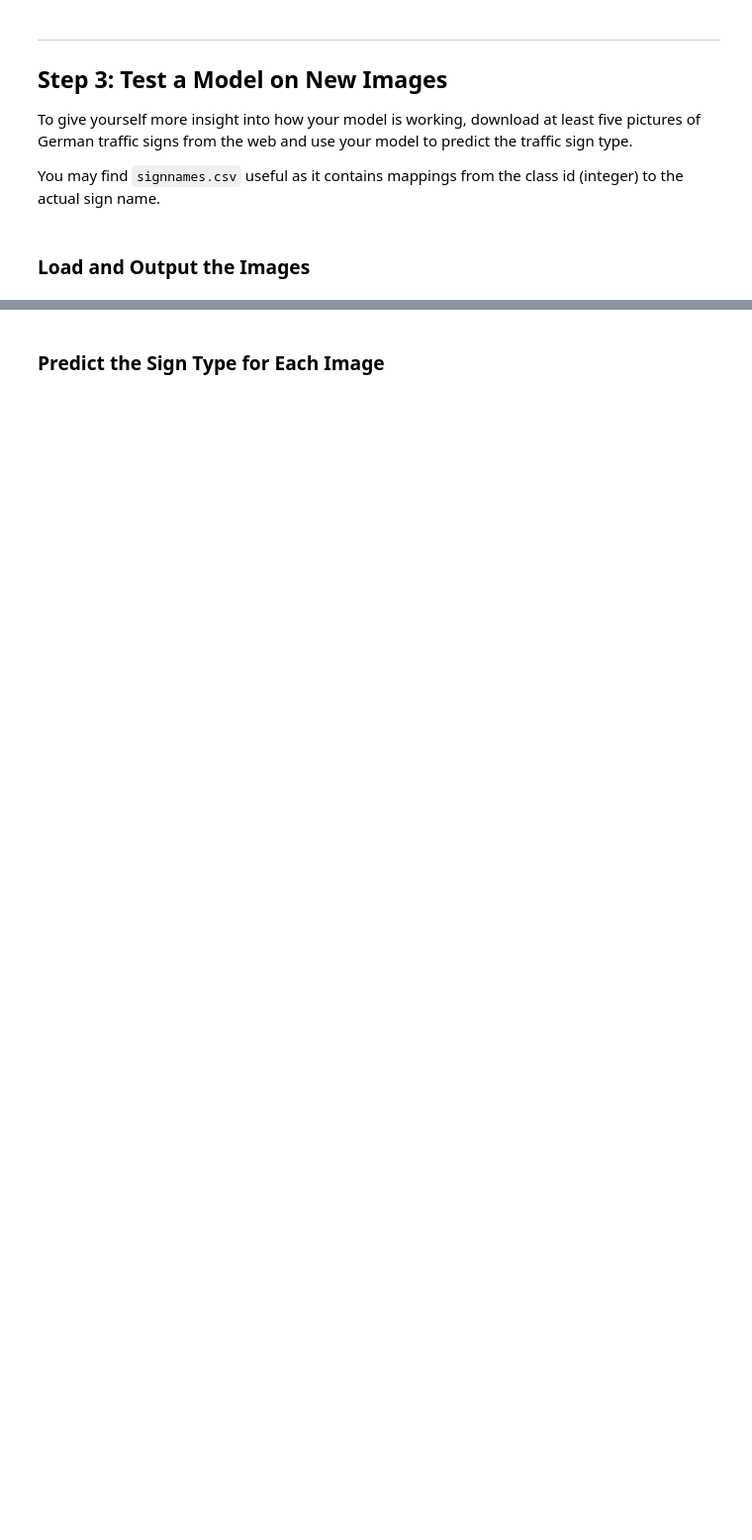
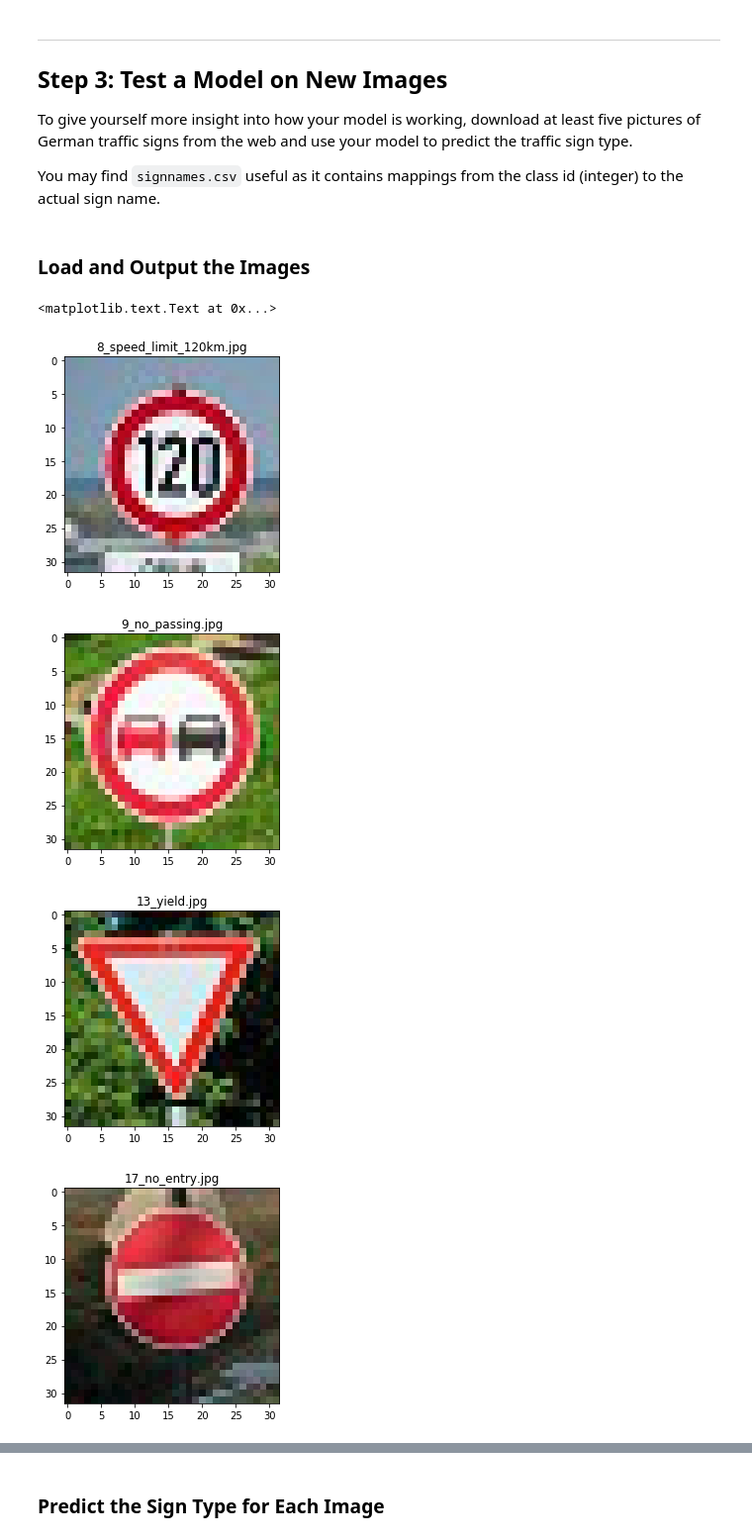
Before and after one commit to AndyKnight09/CarND-Traffic-Sign-Classifier-Project, a Jupyter notebook: Traffic_Sign_Classifier.ipynb, the cells around one changed output, grey strips where cells are left out. Shown at 99% size. Drawn from its saved outputs; the diff is of its cells as text; code cells hidden in the pictures; blank space fills up the shorter version.

```diff
--- a/Traffic_Sign_Classifier.ipynb
+++ b/Traffic_Sign_Classifier.ipynb
@@ -477,3 +482,43 @@ You may find `signnames.csv` useful as it contains mappings from the class id (i
 # %%
 ### Load the images and plot them here.
 ### Feel free to use as many code cells as needed.
+# %%
+import matplotlib.image as mpimg
+
+image1 = mpimg.imread('internet-traffic-signs/8_speed_limit_120km.jpg')
+image2 = mpimg.imread('internet-traffic-signs/9_no_passing.jpg')
+image3 = mpimg.imread('internet-traffic-signs/13_yield.jpg')
+image4 = mpimg.imread('internet-traffic-signs/17_no_entry.jpg')
+image5 = mpimg.imread('internet-traffic-signs/21_double_curve.jpg')
+
+label1 = 8
+label2 = 9
+label3 = 13
+label4 = 17
+label5 = 21
+
+plt.figure(figsize=(4,4))
+plt.imshow(image1)
+plt.title('8_speed_limit_120km.jpg')
+
+plt.figure(figsize=(4,4))
+plt.imshow(image2)
+plt.title('9_no_passing.jpg')
+
+plt.figure(figsize=(4,4))
+plt.imshow(image3)
+plt.title('13_yield.jpg')
+
+plt.figure(figsize=(4,4))
+plt.imshow(image4)
+plt.title('17_no_entry.jpg')
+
+plt.figure(figsize=(4,4))
+plt.imshow(image5)
+plt.title('21_double_curve.jpg')
+# %% [output]
+<matplotlib.text.Text at 0x...>
+[figure, added]
+[figure, added]
+[figure, added]
+[figure, added]
```
Also changed, not shown: parts of 17 cells of this notebook, 1 other file.
